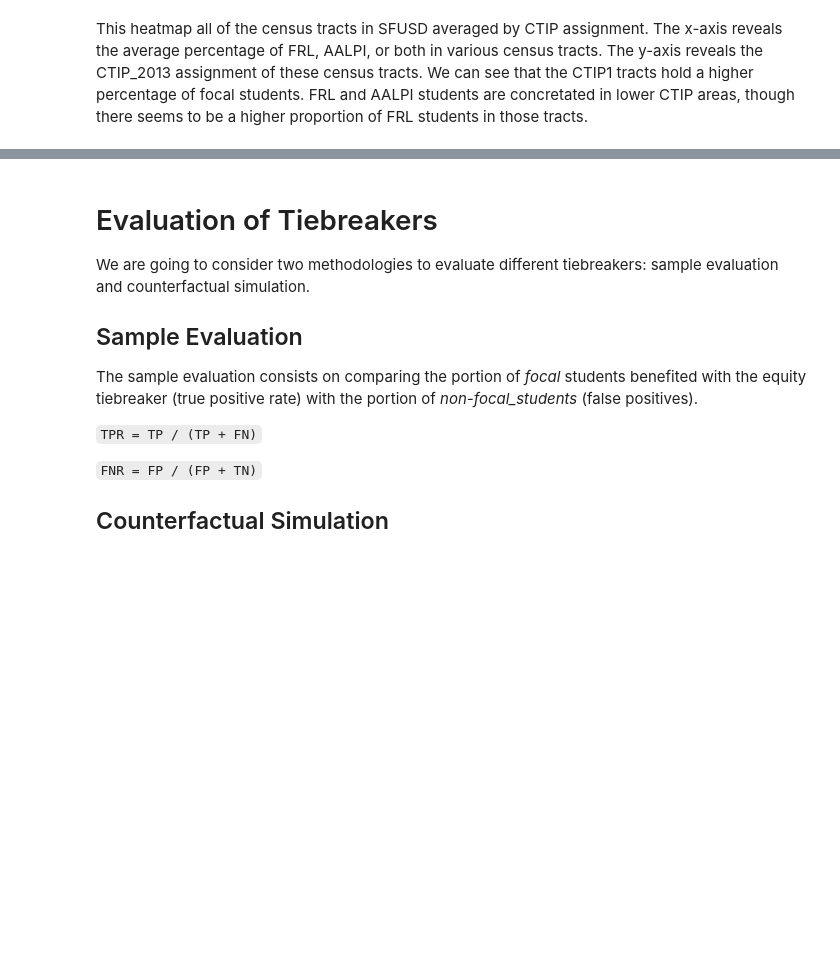
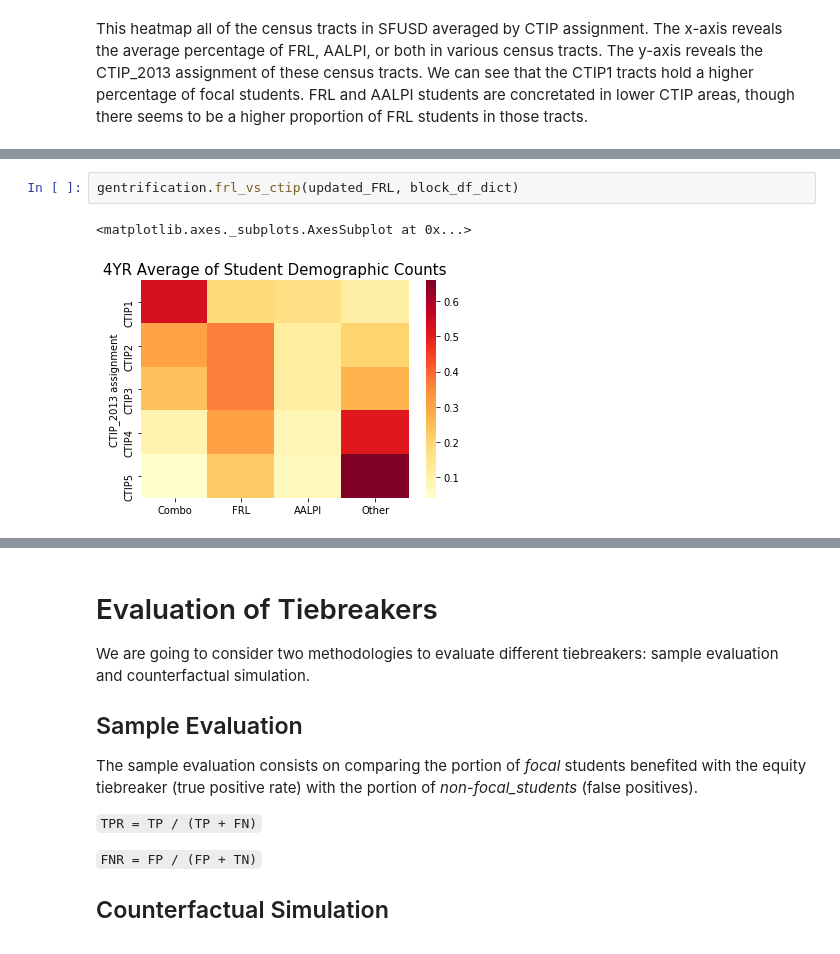
Before and after one commit to 18rberry/Operationalizing-Equity-Tiebreaker-in-SF, a Jupyter notebook: notebooks/Final_Report.ipynb, the cells around one changed output, grey strips where cells are left out. Saved outputs shown, nothing was run; the diff lists cells and outputs as text; blank space fills up the shorter version.

```diff
--- a/notebooks/Final_Report.ipynb
+++ b/notebooks/Final_Report.ipynb
@@ -31,0 +40,5 @@ This heatmap all of the census tracts in SFUSD averaged by CTIP assignment. The
+# %%
+gentrification.frl_vs_ctip(updated_FRL, block_df_dict)
+# %% [output]
+<matplotlib.axes._subplots.AxesSubplot at 0x...>
+[figure, added]
```
Also changed, not shown: parts of 7 cells of this notebook, 8 other files.
